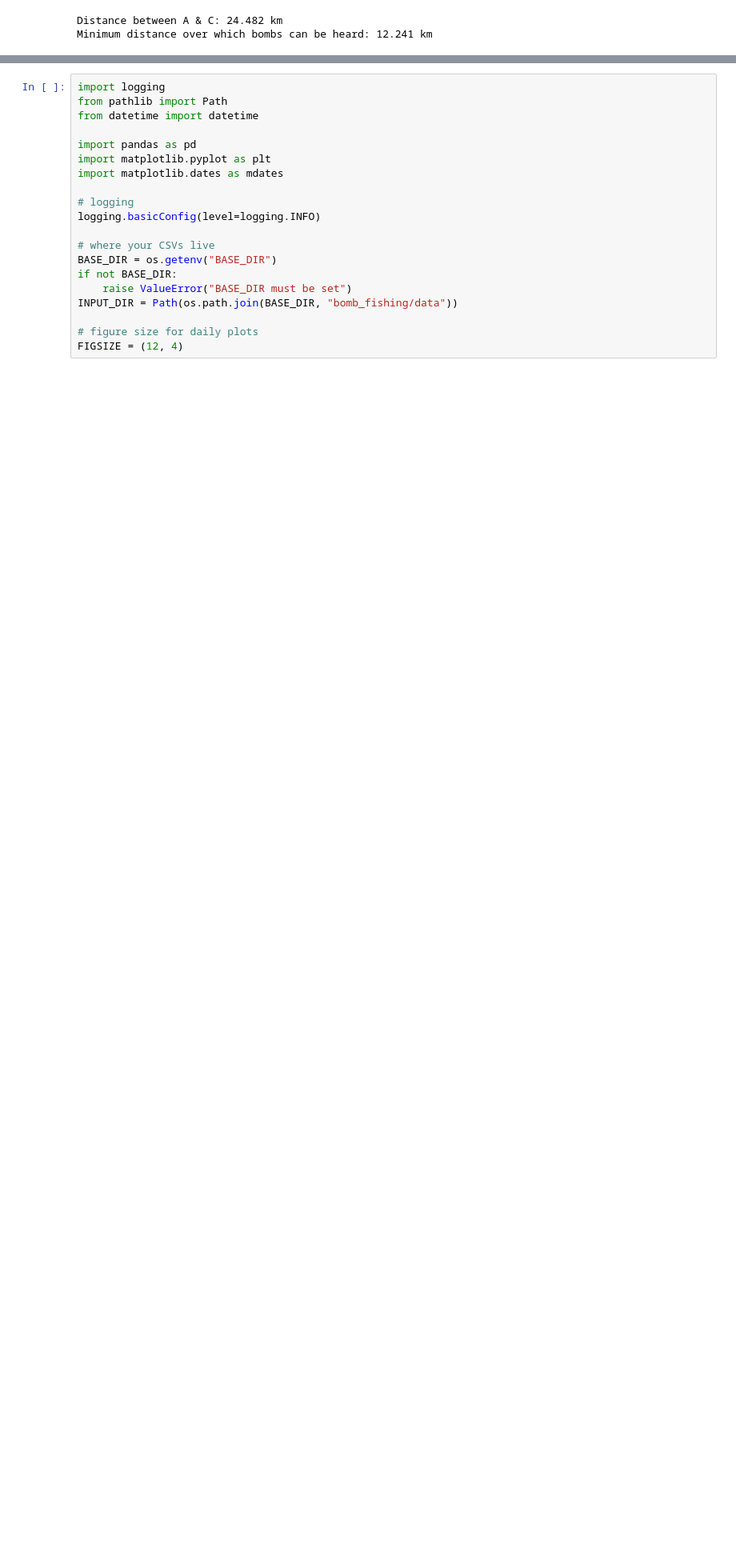
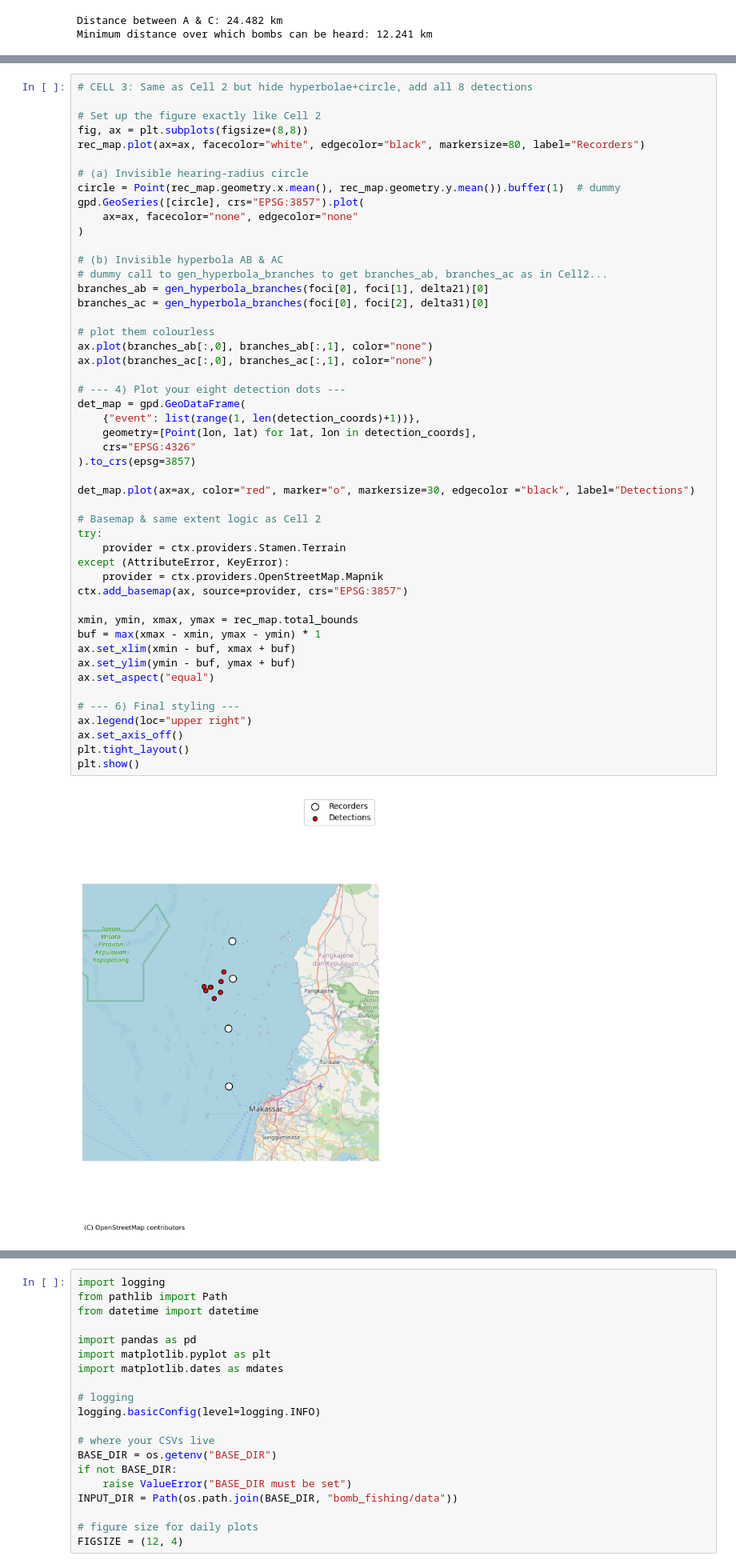
Before and after one commit to BenUCL/Bomb-Fishing, a Jupyter notebook: code/misc/timeline_plots.ipynb, the cells around one changed output, grey strips where cells are left out. Shown at 80% size. Drawn from its saved outputs; the diff is of its cells as text; blank space fills up the shorter version.

```diff
--- a/code/misc/timeline_plots.ipynb
+++ b/code/misc/timeline_plots.ipynb
@@ -639 +641,52 @@ See: https://matplotlib.org/stable/tutorials/intermediate/legend_guide.html#impl
+# %%
+# CELL 3: Same as Cell 2 but hide hyperbolae+circle, add all 8 detections
+
+# Set up the figure exactly like Cell 2
+fig, ax = plt.subplots(figsize=(8,8))
+rec_map.plot(ax=ax, facecolor="white", edgecolor="black", markersize=80, label="Recorders")
+
+# (a) Invisible hearing‐radius circle
+circle = Point(rec_map.geometry.x.mean(), rec_map.geometry.y.mean()).buffer(1)  # dummy
+gpd.GeoSeries([circle], crs="EPSG:3857").plot(
+    ax=ax, facecolor="none", edgecolor="none"
+)
+
+# (b) Invisible hyperbola AB & AC
+# dummy call to gen_hyperbola_branches to get branches_ab, branches_ac as in Cell2...
+branches_ab = gen_hyperbola_branches(foci[0], foci[1], delta21)[0]
+branches_ac = gen_hyperbola_branches(foci[0], foci[2], delta31)[0]
+
+# plot them colourless
+ax.plot(branches_ab[:,0], branches_ab[:,1], color="none")
+ax.plot(branches_ac[:,0], branches_ac[:,1], color="none")
+
+# --- 4) Plot your eight detection dots ---
+det_map = gpd.GeoDataFrame(
+    {"event": list(range(1, len(detection_coords)+1))},
+    geometry=[Point(lon, lat) for lat, lon in detection_coords],
+    crs="EPSG:4326"
+).to_crs(epsg=3857)
+
+det_map.plot(ax=ax, color="red", marker="o", markersize=30, edgecolor ="black", label="Detections")
+
+# Basemap & same extent logic as Cell 2
+try:
+    provider = ctx.providers.Stamen.Terrain
+except (AttributeError, KeyError):
+    provider = ctx.providers.OpenStreetMap.Mapnik
+ctx.add_basemap(ax, source=provider, crs="EPSG:3857")
+
+xmin, ymin, xmax, ymax = rec_map.total_bounds
+buf = max(xmax - xmin, ymax - ymin) * 1
+ax.set_xlim(xmin - buf, xmax + buf)
+ax.set_ylim(ymin - buf, ymax + buf)
+ax.set_aspect("equal")
+
+# --- 6) Final styling ---
+ax.legend(loc="upper right")
+ax.set_axis_off()
+plt.tight_layout()
+plt.show()
+# %% [output]
+[figure, added]
 # %% [markdown]
```
Also changed, not shown: parts of 12 cells of this notebook.
